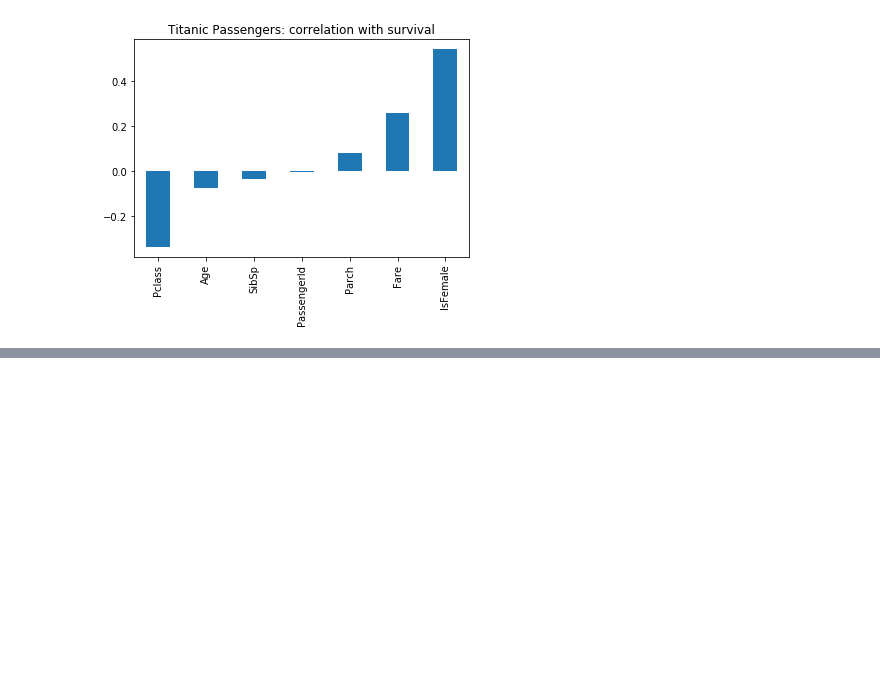
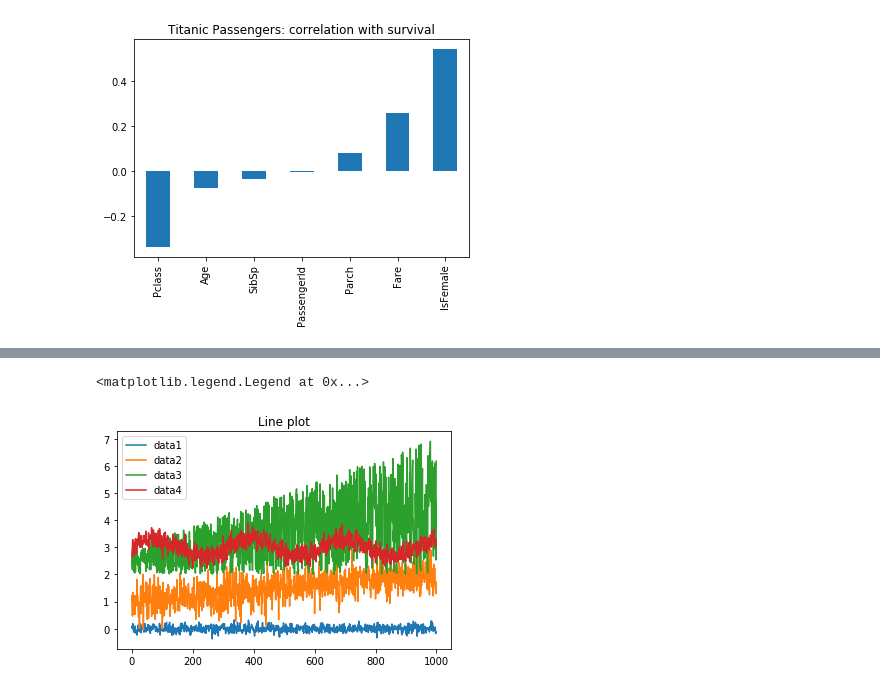
Before and after one commit to drujensen/zero-to-deep-learning, a Jupyter notebook: work/Chapter 2.ipynb, the cells around one changed output, grey strips where cells are left out. Saved outputs shown, nothing was run; the diff lists cells and outputs as text; code cells hidden in the pictures; blank space fills up the shorter version.

```diff
--- a/work/Chapter 2.ipynb
+++ b/work/Chapter 2.ipynb
@@ -255,0 +281,7 @@ df.plot(title='Line Plot')
+# %%
+plt.plot(df)
+plt.title('Line plot')
+plt.legend(['data1', 'data2', 'data3', 'data4'])
+# %% [output]
+<matplotlib.legend.Legend at 0x...>
+[figure, added]
```
Also changed, not shown: parts of 29 cells of this notebook, 16 other files.
